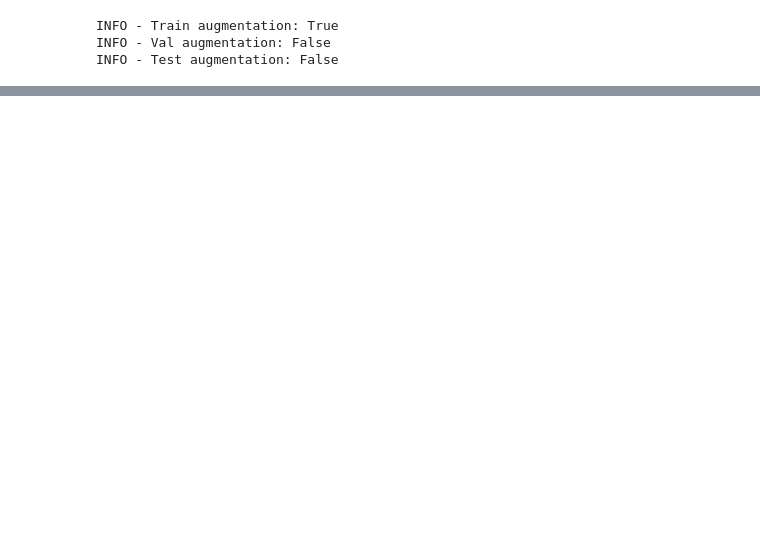
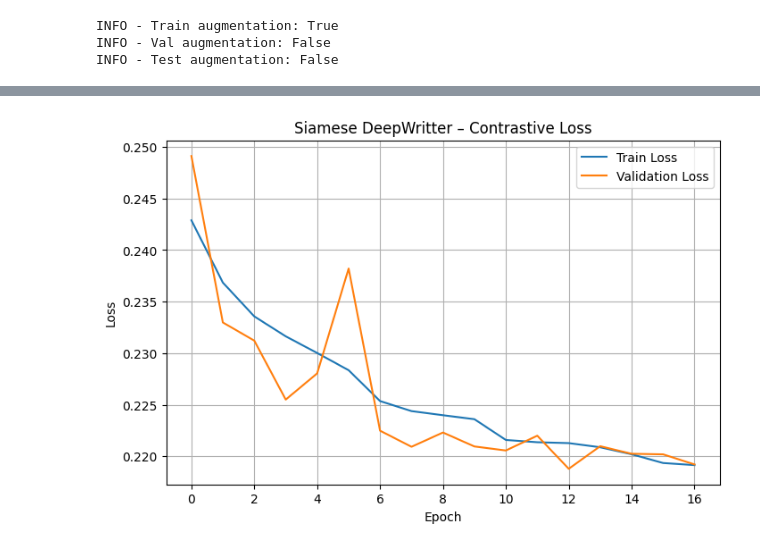
Before and after one commit to dmaman86/author-handwriting-recog, a Jupyter notebook: notebooks/code_100.ipynb, the cells around one changed output, grey strips where cells are left out. Drawn from its saved outputs; the diff is of its cells as text; code cells hidden in the pictures; blank space fills up the shorter version.

```diff
--- a/notebooks/code_100.ipynb
+++ b/notebooks/code_100.ipynb
@@ -222,0 +295,2 @@ cnn_trainer.compile()
+# %%
+cnn_trainer.compile(loss=ContrastiveLoss(margin=1.0))
@@ -223,8 +304,15 @@ cnn_trainer.compile()
+# %%
+callbacks = get_default_callbacks(
+    model_name="siamese_cnn",
+    patience=4,
+    reduce_lr_patience=2,
+)
 # %%
 cnn_history = cnn_trainer.train(
-    train_generator=train_gen,
-    val_generator=val_gen,
+    train_generator=train_pair_gen,
+    val_generator=val_pair_gen,
     epochs=config['epochs'],
+    callbacks=callbacks,
     verbose=1
 )
 # %% [output]
@@ -249,3 +336,28 @@ KeyboardInterrupt:
+# %%
+import matplotlib.pyplot as plt
+
+def plot_training_loss(history, title="Training Loss"):
+    loss = history.history["loss"]
+    val_loss = history.history.get("val_loss")
+
+    plt.figure(figsize=(8, 5))
+    plt.plot(loss, label="Train Loss")
+    if val_loss is not None:
+        plt.plot(val_loss, label="Validation Loss")
+
+    plt.xlabel("Epoch")
+    plt.ylabel("Loss")
+    plt.title(title)
+    plt.legend()
+    plt.grid(True)
+    plt.show()
+# %%
+plot_training_loss(
+    cnn_history,
+    title="Siamese DeepWritter – Contrastive Loss"
+)
+# %% [output]
+[figure, added]
 # %%
 cnn_trainer.save(f"./models/siamese_cnn_{current_time}.keras")
 # %% [output]
```
Also changed, not shown: parts of 103 cells of this notebook, 26 other files.
